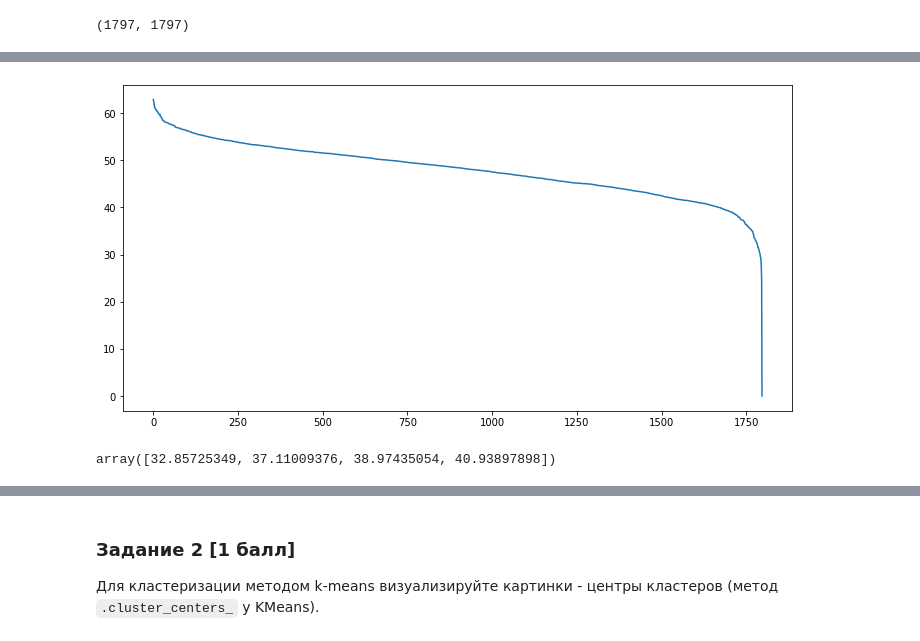
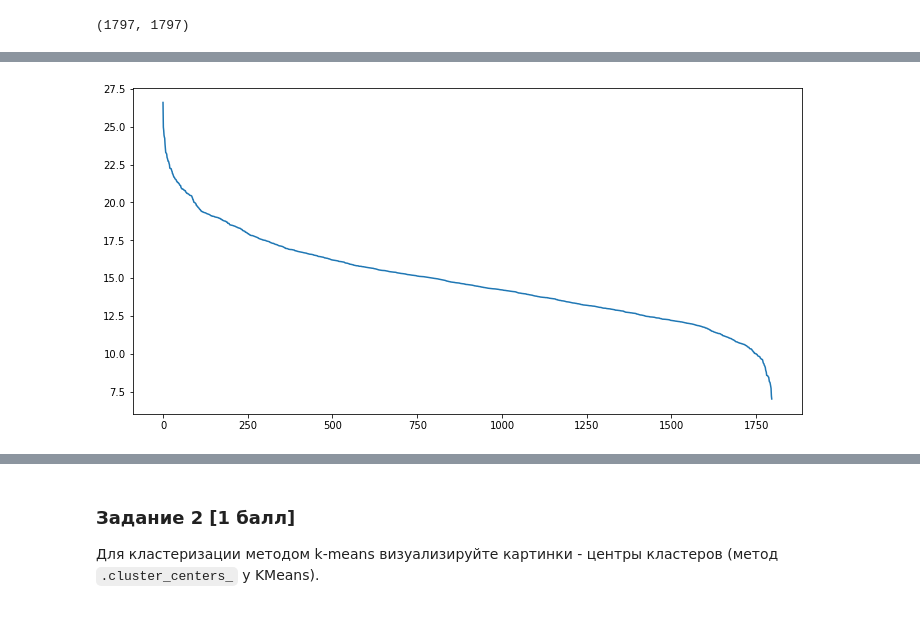
Before and after one commit to Oleg-DS/learning_data_science, a Jupyter notebook: ML/hw05.ipynb, the cells around one changed output, grey strips where cells are left out. Saved outputs shown, nothing was run; the diff lists cells and outputs as text; code cells hidden in the pictures.

```diff
--- a/ML/hw05.ipynb
+++ b/ML/hw05.ipynb
@@ -117,12 +105,13 @@ plt.show()
+# %%
+# отсортируем получившуюся матрицу расстояний
+d_matrix_sort = np.sort(d_matrix)
+# %%
+# посчитаем среднее расстояние до, например, 4 соседа для каждой точки
+av_dist = np.mean(d_matrix_sort[:,:5], axis=1)
 # %%
-# Рассмотрим один пример такого графика подробнее
+# и посторим график, чтобы оценить, какой eps нам лучше использовать
 plt.figure(figsize=(12, 6))
-plt.plot(range(d_matrix.shape[0]), np.sort(d_matrix[:, 9])[::-1])
+plt.plot(np.sort(av_dist)[::-1])
 plt.show()
 # %% [output]
-[figure, old version]
+[figure, new version]
-# %%
-# еще посмотрим примеры некоторых квантилей расстояний до 10-го соседа
-np.quantile(d_matrix[:, 9], [0.01, 0.03, 0.05, 0.1])
-# %% [output]
-array([32.85725349, 37.11009376, 38.97435054, 40.93897898])
```
Also changed, not shown: parts of 42 cells of this notebook.
